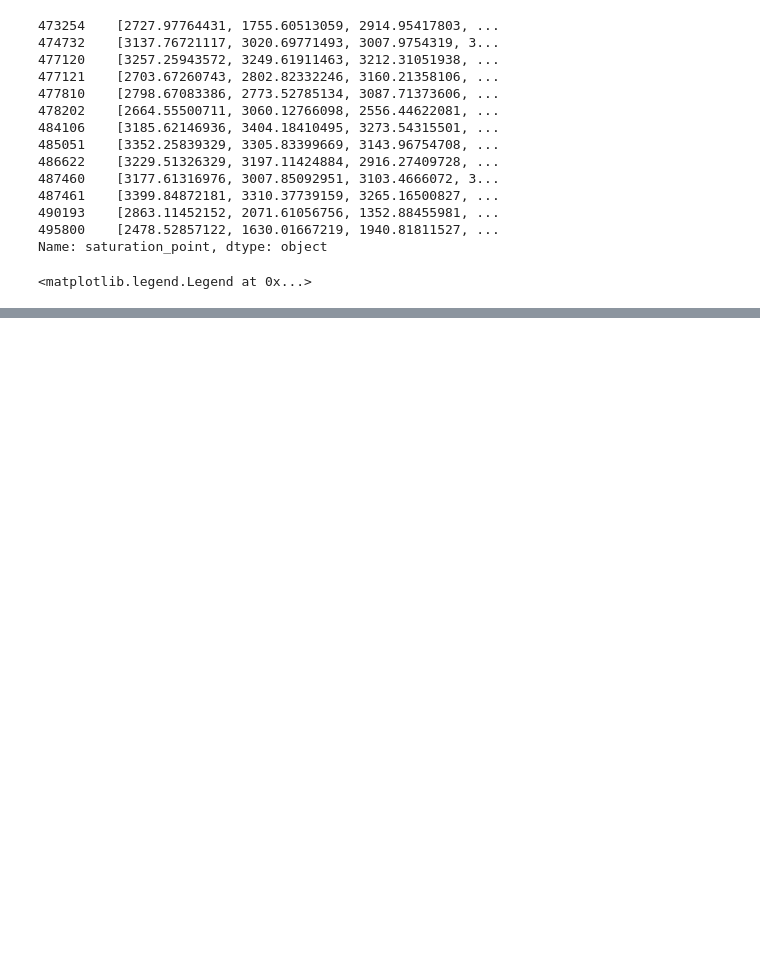
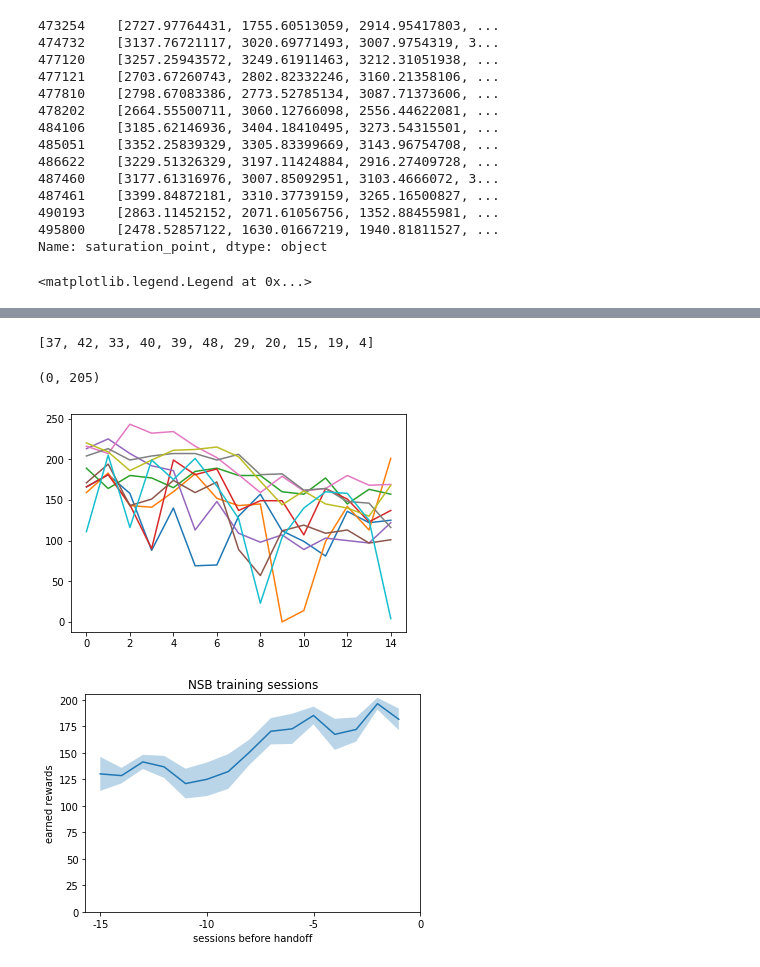
Before and after one commit to taminar/mouseBehaviorData, a Jupyter notebook: runBatchofMice.ipynb, the cells around one changed output, grey strips where cells are left out. Saved outputs shown, nothing was run; the diff lists cells and outputs as text; code cells hidden in the pictures; blank space fills up the shorter version.

```diff
--- a/runBatchofMice.ipynb
+++ b/runBatchofMice.ipynb
@@ -504,0 +551,33 @@ ax.set_ylabel('earned rewards')
+# %%
+[len(e) for e in earned_rewards]
+# %% [output]
+[37, 42, 33, 40, 39, 48, 29, 20, 15, 19, 4]
+# %%
+earned_rewards = nsb_earned_rewards
+[len(e) for e in earned_rewards]
+num_sessions = 15
+long_training = earned_rewards[:10]
+long_training_array = [l[:num_sessions] for l in long_training]
+plt.figure()
+[plt.plot(l) for l in long_training_array]
+fig, ax = plt.subplots()
+MEAN = np.mean(long_training_array, 0)
+SEM = np.std(long_training_array,0)/(len(long_training_array)**0.5)
+MEAN = MEAN[::-1]
+SEM = SEM[::-1]
+
+nsb_mean = MEAN
+nsb_sem = SEM
+
+ax.plot(MEAN)
+ax.fill_between(np.arange(num_sessions), MEAN-SEM, MEAN+SEM, alpha=0.3)
+ax.set_ylabel('earned rewards')
+ax.set_xlabel('sessions before handoff')
+ax.set_xticks(np.arange(0,num_sessions+5,5))
+ax.set_xticklabels(np.arange(0,num_sessions+5,5)-num_sessions)
+ax.set_title('NSB training sessions')
+ax.set_ylim([0, 205])
+# %% [output]
+(0, 205)
+[figure, added]
+[figure, added]
```
Also changed, not shown: parts of 11 cells of this notebook, 3 other files.
